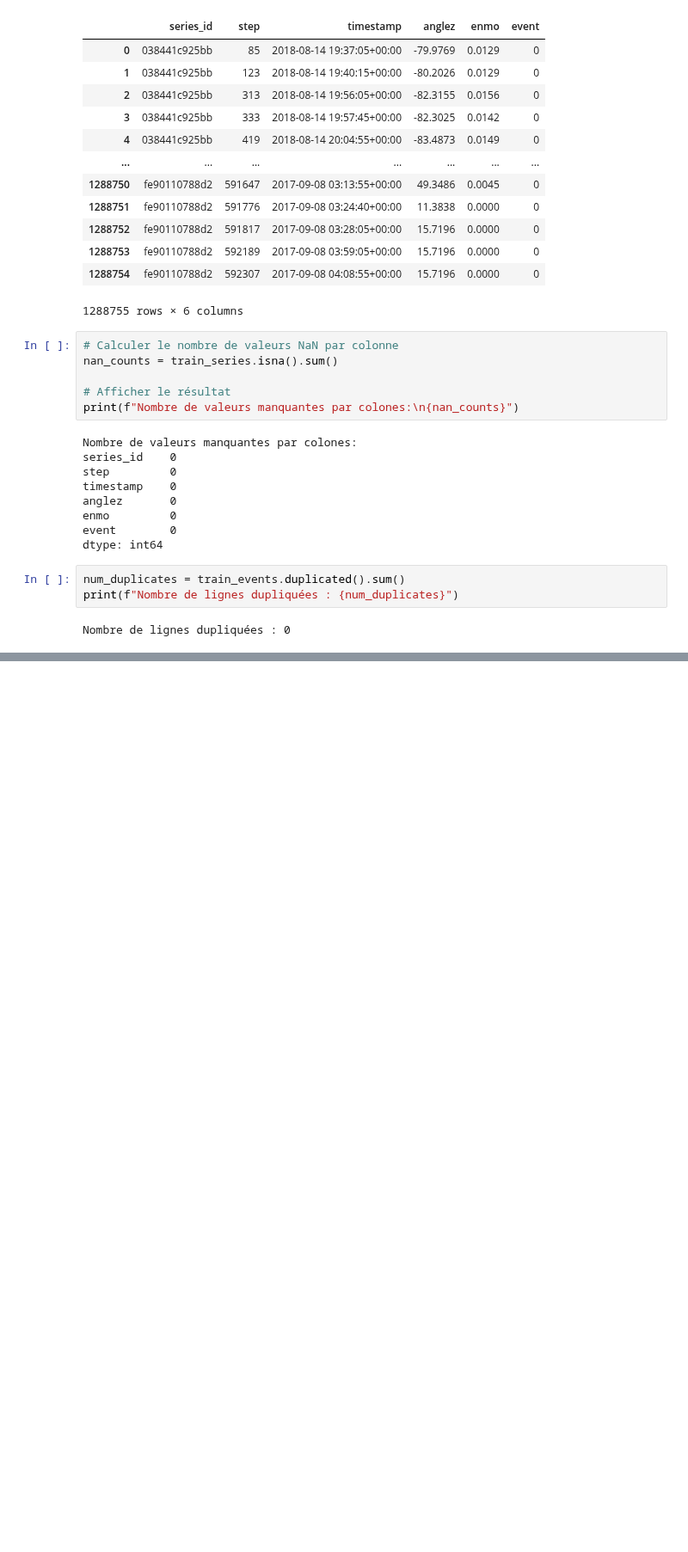
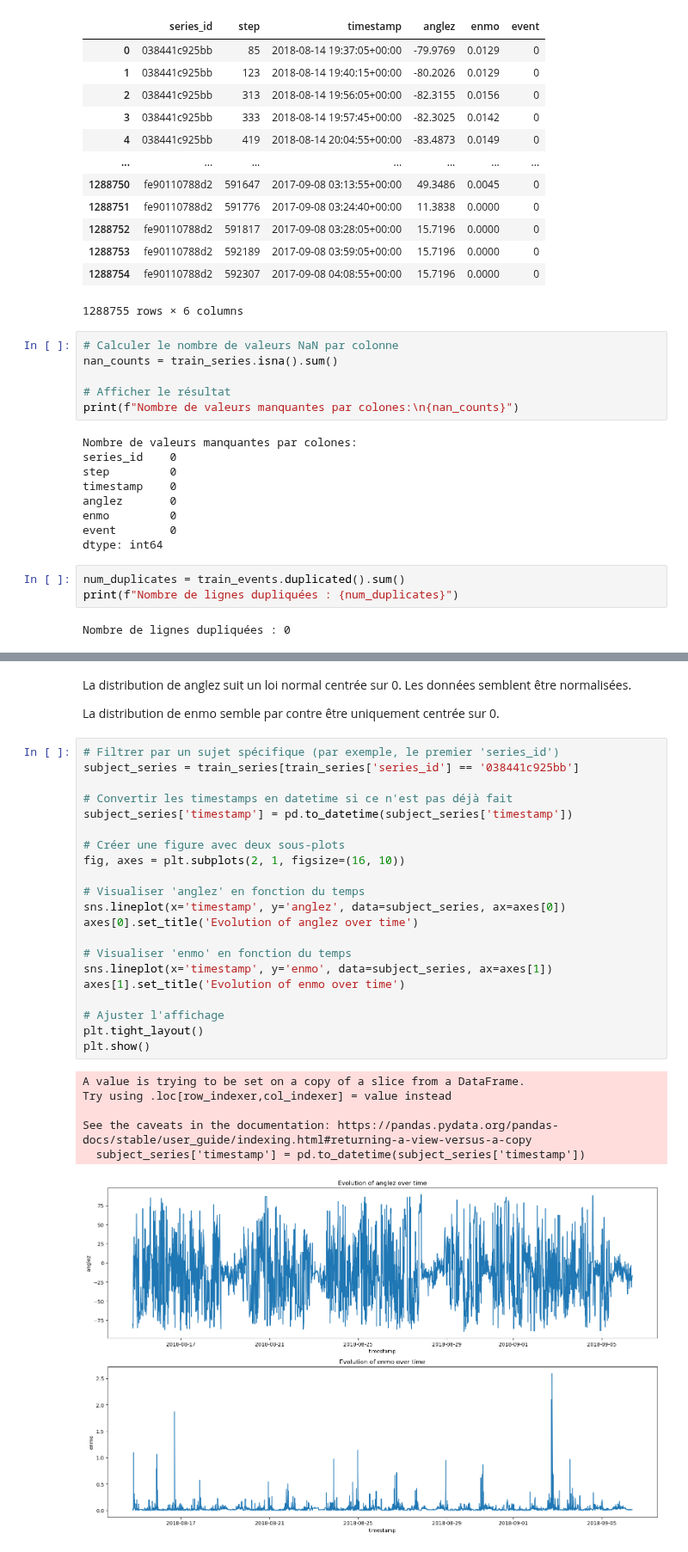
Before and after one commit to theo-serralta/sleep-states, a Jupyter notebook: src/Visualization_and_PreProcessing_Theo.ipynb, the cells around one changed output, grey strips where cells are left out. Shown at 86% size. Drawn from its saved outputs; the diff is of its cells as text; blank space fills up the shorter version.

```diff
--- a/src/Visualization_and_PreProcessing_Theo.ipynb
+++ b/src/Visualization_and_PreProcessing_Theo.ipynb
@@ -204,0 +222,32 @@ Nombre de lignes dupliquées : 0
+# %% [markdown]
+La distribution de anglez suit un loi normal centrée sur 0. Les données semblent être normalisées.
+
+La distribution de enmo semble par contre être uniquement centrée sur 0.
+# %%
+# Filtrer par un sujet spécifique (par exemple, le premier 'series_id')
+subject_series = train_series[train_series['series_id'] == '038441c925bb']
+
+# Convertir les timestamps en datetime si ce n'est pas déjà fait
+subject_series['timestamp'] = pd.to_datetime(subject_series['timestamp'])
+
+# Créer une figure avec deux sous-plots
+fig, axes = plt.subplots(2, 1, figsize=(16, 10))
+
+# Visualiser 'anglez' en fonction du temps
+sns.lineplot(x='timestamp', y='anglez', data=subject_series, ax=axes[0])
+axes[0].set_title('Evolution of anglez over time')
+
+# Visualiser 'enmo' en fonction du temps
+sns.lineplot(x='timestamp', y='enmo', data=subject_series, ax=axes[1])
+axes[1].set_title('Evolution of enmo over time')
+
+# Ajuster l'affichage
+plt.tight_layout()
+plt.show()
+# %% [output]
+A value is trying to be set on a copy of a slice from a DataFrame.
+Try using .loc[row_indexer,col_indexer] = value instead
+
+See the caveats in the documentation: https://pandas.pydata.org/pandas-docs/stable/user_guide/indexing.html#returning-a-view-versus-a-copy
+  subject_series['timestamp'] = pd.to_datetime(subject_series['timestamp'])
+[figure, added]
```
Also changed, not shown: parts of 8 cells of this notebook.
